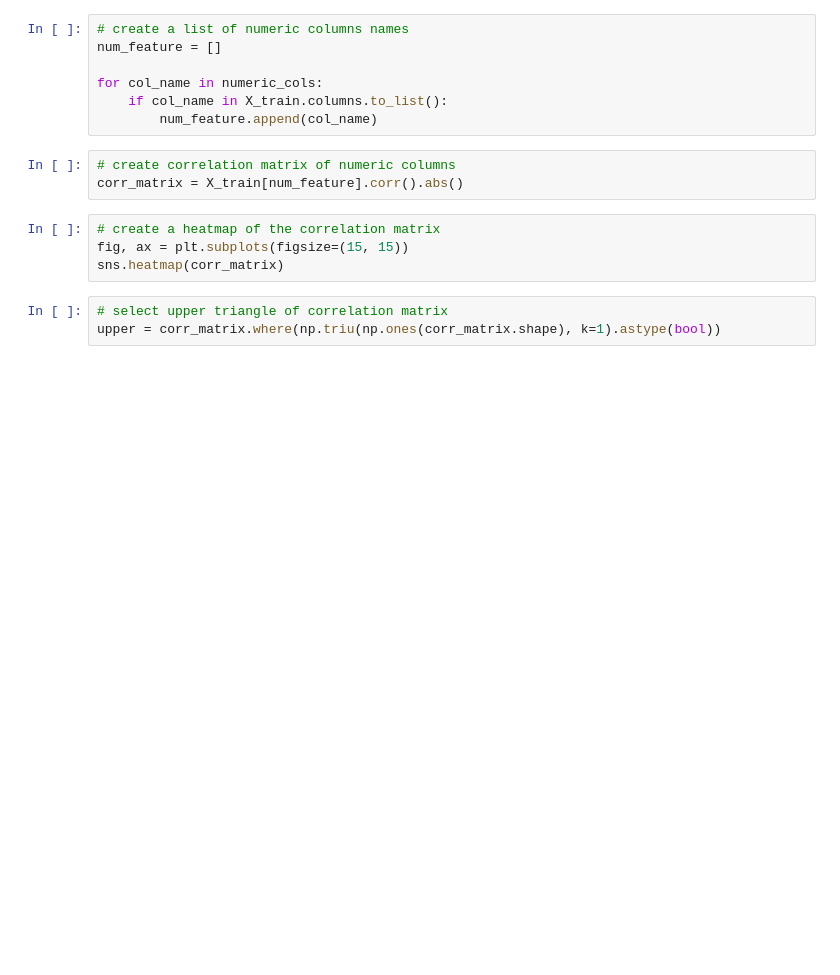
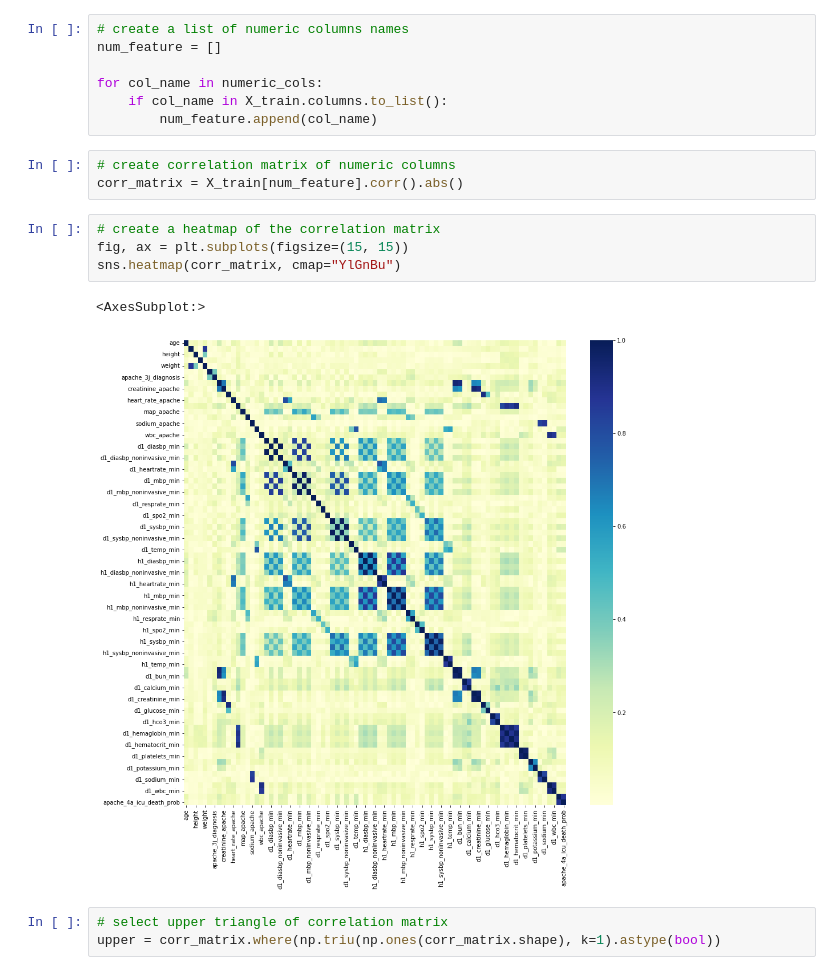
Before and after one commit to siddiqua102/scientific.prog, a Jupyter notebook: notebook.ipynb, the cells around one changed output. Drawn from its saved outputs; the diff is of its cells as text; blank space fills up the shorter version.

```diff
--- a/notebook.ipynb
+++ b/notebook.ipynb
@@ -291,7 +292,10 @@ corr_matrix = X_train[num_feature].corr().abs()
 # %%
 # create a heatmap of the correlation matrix
 fig, ax = plt.subplots(figsize=(15, 15))
-sns.heatmap(corr_matrix)
+sns.heatmap(corr_matrix, cmap="YlGnBu")
+# %% [output]
+<AxesSubplot:>
+[figure, added]
 # %%
 # select upper triangle of correlation matrix
 upper = corr_matrix.where(np.triu(np.ones(corr_matrix.shape), k=1).astype(bool))
```
Also changed, not shown: parts of 16 cells of this notebook, 4 other files.
